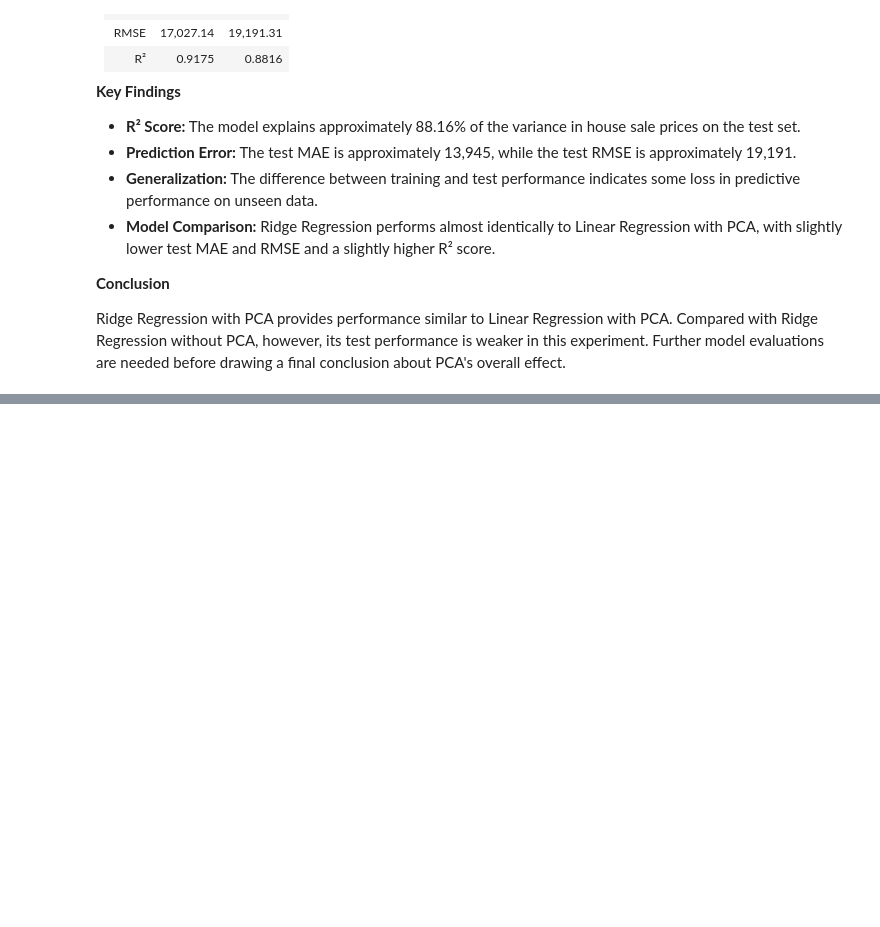
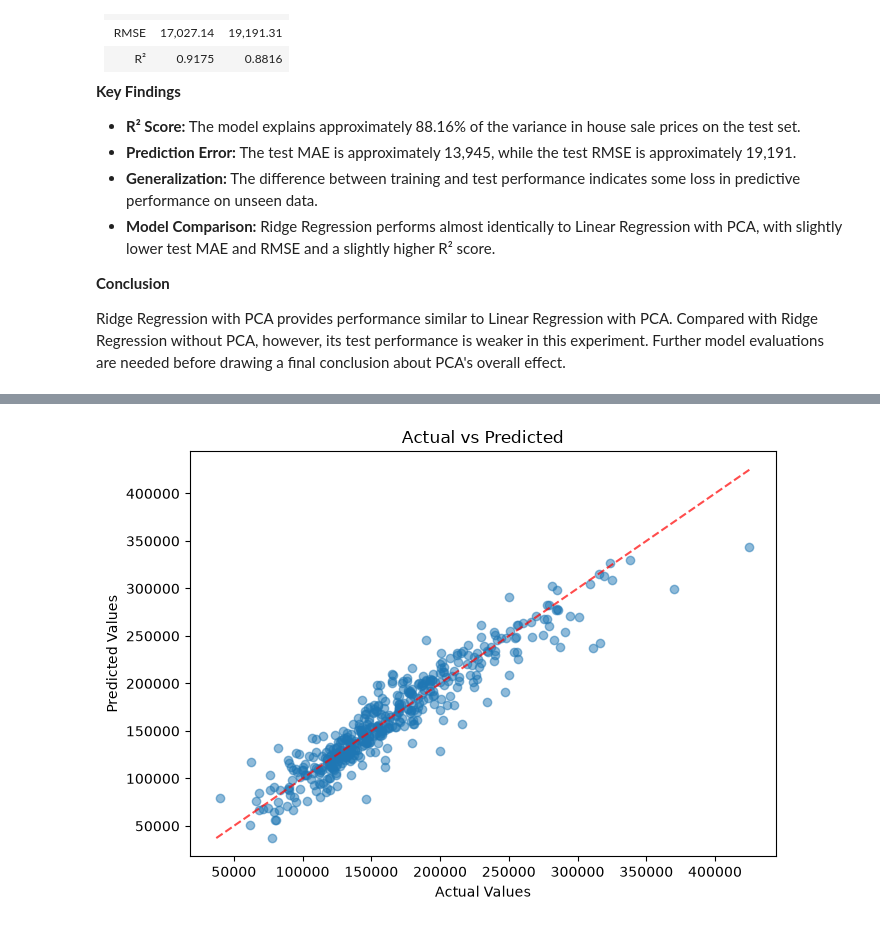
Before and after one commit to Mohamadzf23/ames-housing-price-prediction, a Jupyter notebook: src/ames_housing_price_prediction.ipynb, the cells around one changed output, grey strips where cells are left out. Saved outputs shown, nothing was run; the diff lists cells and outputs as text; code cells hidden in the pictures; blank space fills up the shorter version.

```diff
--- a/src/ames_housing_price_prediction.ipynb
+++ b/src/ames_housing_price_prediction.ipynb
@@ -2925,0 +2967,4 @@ Ridge Regression with PCA provides performance similar to Linear Regression with
+# %%
+plot_actual_vs_predicted(ls_pipline, X_test, y_test)
+# %% [output]
+[figure, added]
```
Also changed, not shown: parts of 7 cells of this notebook.
